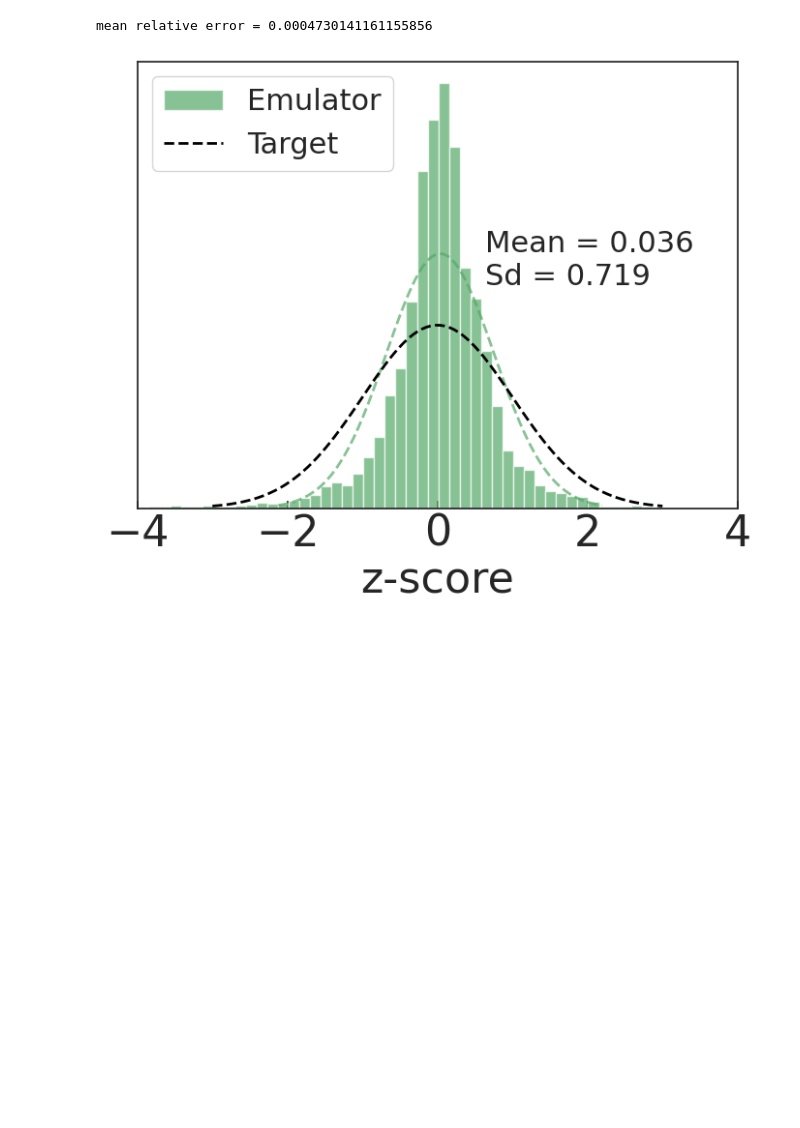
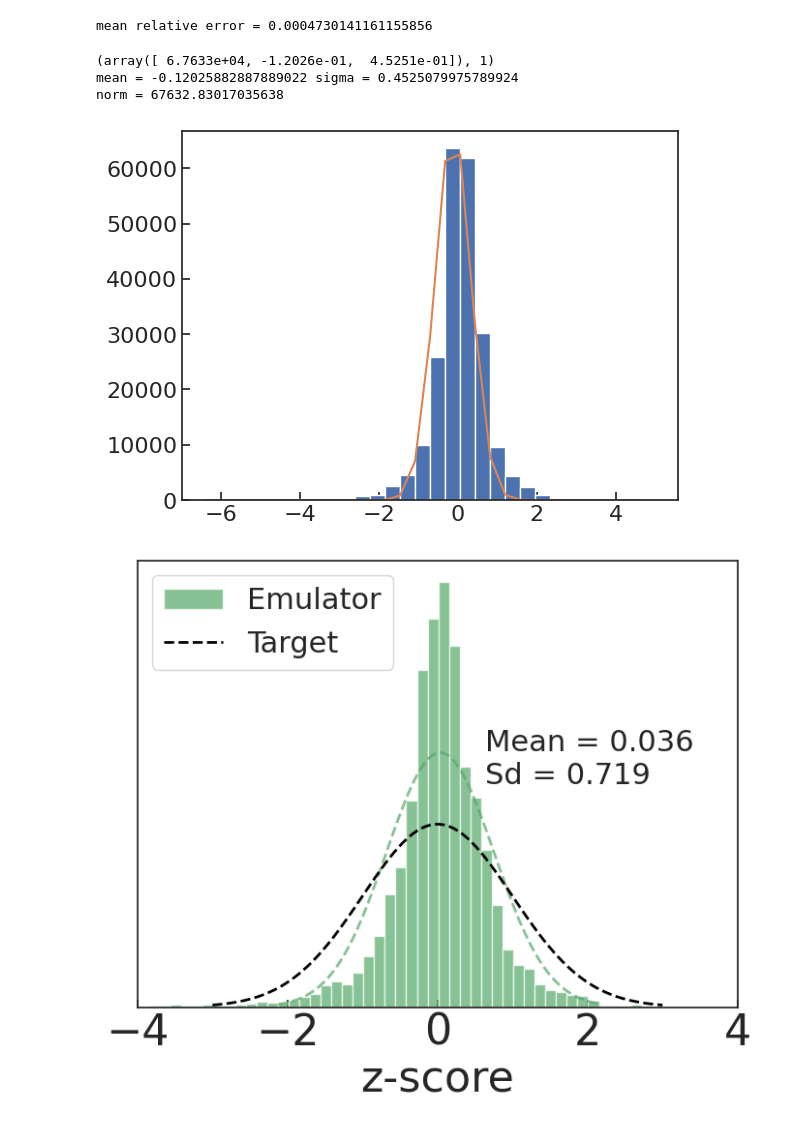
Before and after one commit to camcasuga/BayesianBK_results, a Jupyter notebook: analysis.ipynb, the cells around one changed output. Drawn from its saved outputs; the diff is of its cells as text; code cells hidden in the pictures; blank space fills up the shorter version.

```diff
--- a/analysis.ipynb
+++ b/analysis.ipynb
@@ -178,6 +178,28 @@ mean_all = np.mean(mean_pertheta)
 print("mean relative error =", mean_all)
 # %% [output]
 mean relative error = 0.0004730141161155856
+# %%
+from scipy.optimize import leastsq
+z = np.array([(pred_val[:,kp] - train_val[:,kp])/sd_val[:,kp] for kp in range(403)])
+z_hist, z_bins = np.histogram(z.flatten(), bins=30)
+minimizer_kwargs = {"args": (z_bins[:-1], z_hist)}
+# plt.plot(z_bins[:-1], z_hist, label="z")
+# plt.hist(z.flatten() , bins=30, label="z_hist")
+fit_func = lambda p, x: p[0]*np.exp(-0.5*(( x - p[1] )/ p[2] )**2)
+err_func = lambda p, x, y: (y - fit_func(p, x))
+init = [1.0, 0.0, 1.0]
+out = leastsq(err_func, init, args=(z_bins[:-1], z_hist))
+#out = basinhopping(err_func, init, minimizer_kwargs = minimizer_kwargs).x
+print(out)
+plt.hist(z.flatten() , bins=30, label="z_hist")
+plt.plot(z_bins[:-1], fit_func(out[0], z_bins[:-1]), label="fit")
+print("mean =", out[0][1], "sigma =", out[0][2])
+print("norm =", out[0][0])
+# %% [output]
+(array([ 6.7633e+04, -1.2026e-01,  4.5251e-01]), 1)
+mean = -0.12025882887889022 sigma = 0.4525079975789924
+norm = 67632.83017035638
+[figure, added]
 # %%
 fig, ax = plot_zscore(pred_val, train_val, sd_val, bins_ = 80, text_x = 0.58, text_y = 0.5)
 ax.set_yticklabels([])
```
Also changed, not shown: parts of 2 cells of this notebook, 3 other files.
